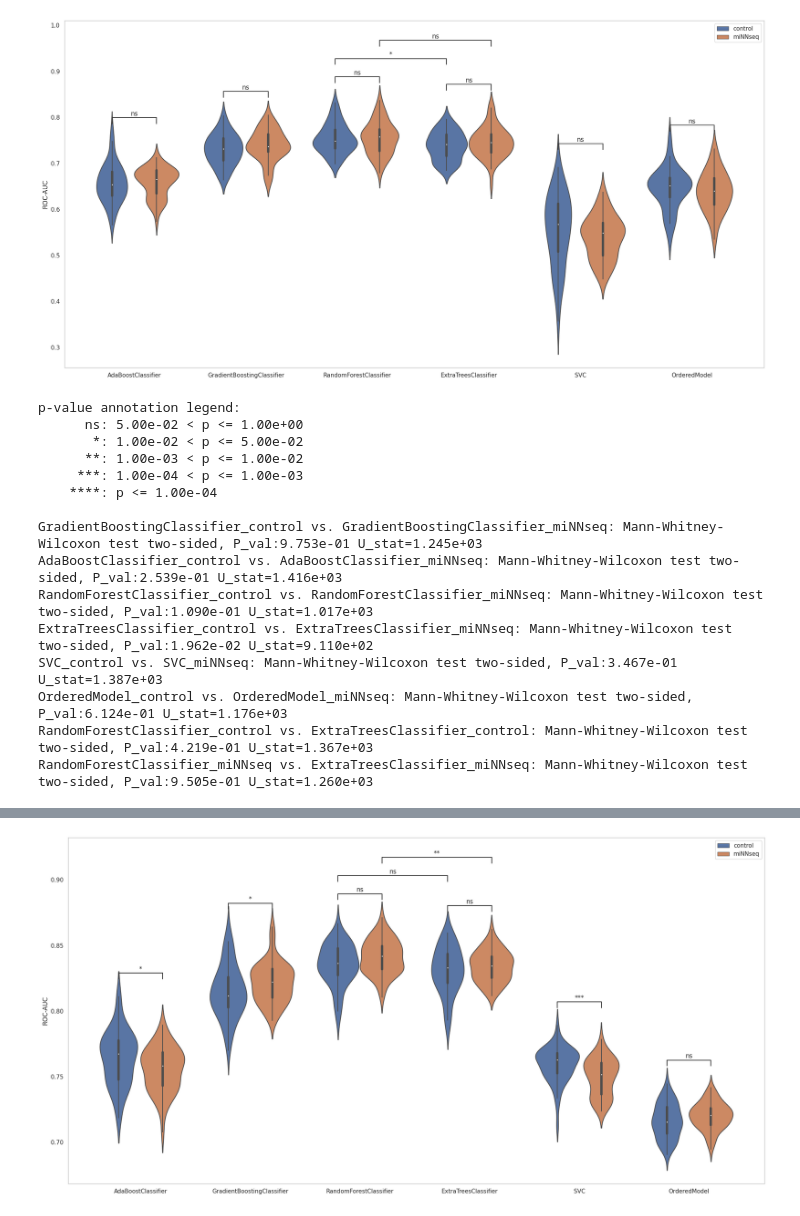
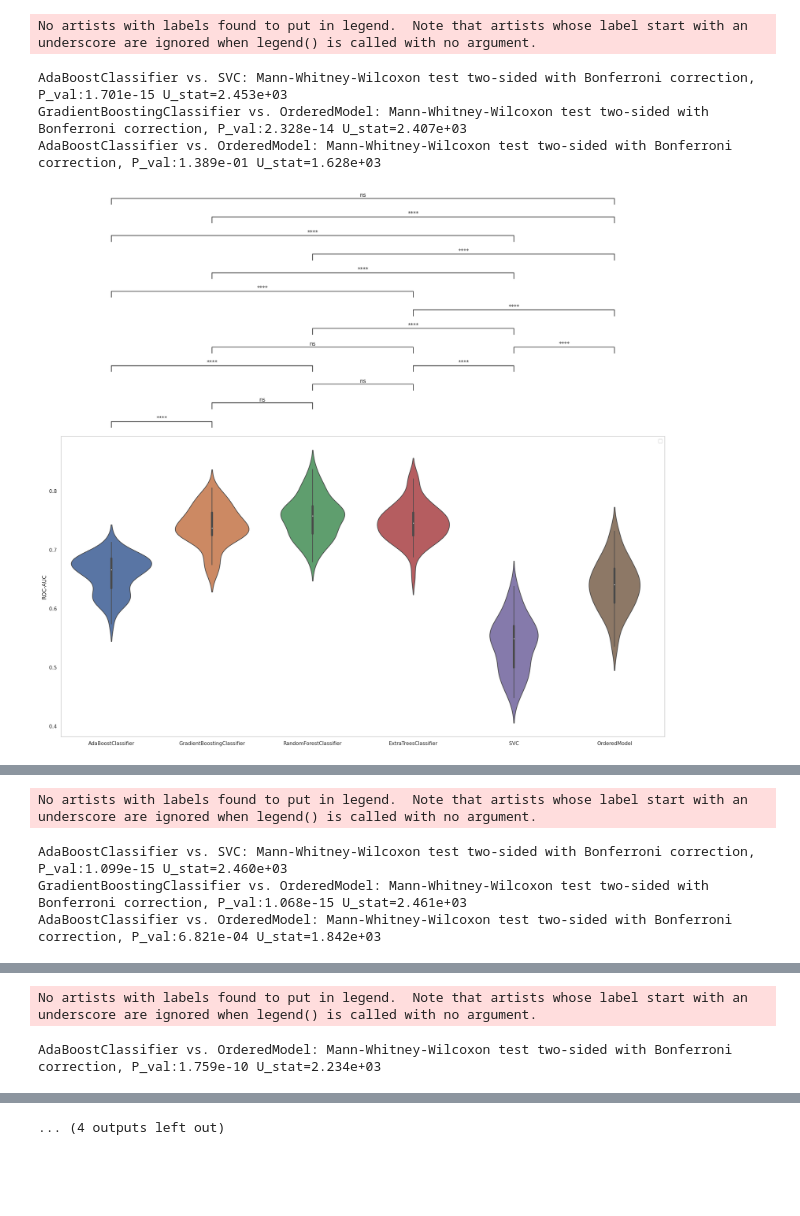
Before and after one commit to LMH0066/SSNHL, a Jupyter notebook: analyse/fill_influence_analyse.ipynb, the cells around one changed output, grey strips where cells are left out. Cells and saved outputs as stored; diff of their text form; code cells hidden in the pictures; blank space fills up the shorter version.

```diff
--- a/analyse/fill_influence_analyse.ipynb
+++ b/analyse/fill_influence_analyse.ipynb
@@ -16,7 +16,7 @@ def violinplot(data, x=None, y=None, hue=None, pairs=None, xlabel=None, ylabel=N
 
     if pairs:
         annotator = Annotator(ax, pairs, data=data, x=x, y=y, hue=hue)
-        annotator.configure(test='Mann-Whitney', text_format='star')
+        annotator.configure(test='Mann-Whitney', text_format='star', loc='outside', comparisons_correction="Bonferroni")
         annotator.apply_and_annotate()
 
     plt.legend()
@@ -43,26 +43,19 @@ control_acc = read_accuracy('../output/control')
 miNNseq_acc = read_accuracy('../output/miNNseq')
 # %%
 for target in ['minor', 'important', 'full', 'all']:
-    _control_acc = pd.melt(control_acc[target], value_vars=control_acc[target].columns)
     _miNNseq_acc = pd.melt(miNNseq_acc[target], value_vars=miNNseq_acc[target].columns)
 
-    _control_acc['category'] = 'control'
-    _miNNseq_acc['category'] = 'miNNseq'
-
+    methods = miNNseq_acc[target].columns
     pairs = [
-        ((method_name, 'control'), (method_name, 'miNNseq'))
-        for method_name in control_acc[target].columns
+        (methods[i], methods[j])
+        for i in range(len(methods))
+        for j in range(i + 1, len(methods))
     ]
-    pairs.extend([
-        (('RandomForestClassifier', 'control'), ('ExtraTreesClassifier', 'control')),
-        (('RandomForestClassifier', 'miNNseq'), ('ExtraTreesClassifier', 'miNNseq')),
-    ])
 
     violinplot(
-        pd.concat([_control_acc, _miNNseq_acc]),
+        _miNNseq_acc,
         x='variable',
         y='value',
-        hue='category',
         pairs=pairs,
         xlabel='',
         ylabel='Accuracy',
@@ -144,16 +142,8 @@ control_roc = read_roc('../output/control')
 miNNseq_roc = read_roc('../output/miNNseq')
 # %%
 for target in ['minor', 'important', 'full', 'all']:
-    _control_roc = control_roc[target].item()
     _miNNseq_roc = miNNseq_roc[target].item()
 
-    _control_roc = pd.DataFrame(
-        [
-            _control_roc[method_name][2]
-            for method_name in _control_roc.keys()
-        ],
-        index=_control_roc.keys()
-    ).T
     _miNNseq_roc = pd.DataFrame(
         [
             _miNNseq_roc[method_name][2]
@@ -162,26 +152,19 @@ for target in ['minor', 'important', 'full', 'all']:
         index=_miNNseq_roc.keys()
     ).T
 
-    _control_roc = pd.melt(_control_roc, value_vars=_control_roc.columns)
     _miNNseq_roc = pd.melt(_miNNseq_roc, value_vars=_miNNseq_roc.columns)
 
-    _control_roc['category'] = 'control'
-    _miNNseq_roc['category'] = 'miNNseq'
-
+    methods = miNNseq_acc[target].columns
     pairs = [
-        ((method_name, 'control'), (method_name, 'miNNseq'))
-        for method_name in control_acc[target].columns
+        (methods[i], methods[j])
+        for i in range(len(methods))
+        for j in range(i + 1, len(methods))
     ]
-    pairs.extend([
-        (('RandomForestClassifier', 'control'), ('ExtraTreesClassifier', 'control')),
-        (('RandomForestClassifier', 'miNNseq'), ('ExtraTreesClassifier', 'miNNseq')),
-    ])
 
     violinplot(
-        pd.concat([_control_roc, _miNNseq_roc]),
+        _miNNseq_roc,
         x='variable',
         y='value',
-        hue='category',
         pairs=pairs,
         xlabel='',
         ylabel='ROC-AUC',
@@ -206,16 +193,5 @@ RandomForestClassifier_miNNseq vs. ExtraTreesClassifier_miNNseq: Mann-Whitney-Wi
+No artists with labels found to put in legend.  Note that artists whose label start with an underscore are ignored when legend() is called with no argument.
+AdaBoostClassifier vs. SVC: Mann-Whitney-Wilcoxon test two-sided with Bonferroni correction, P_val:1.701e-15 U_stat=2.453e+03
+GradientBoostingClassifier vs. OrderedModel: Mann-Whitney-Wilcoxon test two-sided with Bonferroni correction, P_val:2.328e-14 U_stat=2.407e+03
+AdaBoostClassifier vs. OrderedModel: Mann-Whitney-Wilcoxon test two-sided with Bonferroni correction, P_val:1.389e-01 U_stat=1.628e+03
-[figure, old version]
+[figure, new version]
-p-value annotation legend:
-      ns: 5.00e-02 < p <= 1.00e+00
-       *: 1.00e-02 < p <= 5.00e-02
-      **: 1.00e-03 < p <= 1.00e-02
-     ***: 1.00e-04 < p <= 1.00e-03
-    ****: p <= 1.00e-04
-
-GradientBoostingClassifier_control vs. GradientBoostingClassifier_miNNseq: Mann-Whitney-Wilcoxon test two-sided, P_val:9.753e-01 U_stat=1.245e+03
-AdaBoostClassifier_control vs. AdaBoostClassifier_miNNseq: Mann-Whitney-Wilcoxon test two-sided, P_val:2.539e-01 U_stat=1.416e+03
-RandomForestClassifier_control vs. RandomForestClassifier_miNNseq: Mann-Whitney-Wilcoxon test two-sided, P_val:1.090e-01 U_stat=1.017e+03
-ExtraTreesClassifier_control vs. ExtraTreesClassifier_miNNseq: Mann-Whitney-Wilcoxon test two-sided, P_val:1.962e-02 U_stat=9.110e+02
-SVC_control vs. SVC_miNNseq: Mann-Whitney-Wilcoxon test two-sided, P_val:3.467e-01 U_stat=1.387e+03
-OrderedModel_control vs. OrderedModel_miNNseq: Mann-Whitney-Wilcoxon test two-sided, P_val:6.124e-01 U_stat=1.176e+03
-RandomForestClassifier_control vs. ExtraTreesClassifier_control: Mann-Whitney-Wilcoxon test two-sided, P_val:4.219e-01 U_stat=1.367e+03
-RandomForestClassifier_miNNseq vs. ExtraTreesClassifier_miNNseq: Mann-Whitney-Wilcoxon test two-sided, P_val:9.505e-01 U_stat=1.260e+03
@@ -221,0 +217,4 @@ RandomForestClassifier_miNNseq vs. ExtraTreesClassifier_miNNseq: Mann-Whitney-Wi
+No artists with labels found to put in legend.  Note that artists whose label start with an underscore are ignored when legend() is called with no argument.
+AdaBoostClassifier vs. SVC: Mann-Whitney-Wilcoxon test two-sided with Bonferroni correction, P_val:1.099e-15 U_stat=2.460e+03
+GradientBoostingClassifier vs. OrderedModel: Mann-Whitney-Wilcoxon test two-sided with Bonferroni correction, P_val:1.068e-15 U_stat=2.461e+03
+AdaBoostClassifier vs. OrderedModel: Mann-Whitney-Wilcoxon test two-sided with Bonferroni correction, P_val:6.821e-04 U_stat=1.842e+03
@@ -237,0 +239,2 @@ RandomForestClassifier_miNNseq vs. ExtraTreesClassifier_miNNseq: Mann-Whitney-Wi
+No artists with labels found to put in legend.  Note that artists whose label start with an underscore are ignored when legend() is called with no argument.
+AdaBoostClassifier vs. OrderedModel: Mann-Whitney-Wilcoxon test two-sided with Bonferroni correction, P_val:1.759e-10 U_stat=2.234e+03
@@ -254 +242 @@ RandomForestClassifier_miNNseq vs. ExtraTreesClassifier_miNNseq: Mann-Whitney-Wi
-[figure, removed]
+... (4 outputs left out)
```
Also changed, not shown: parts of 2 cells of this notebook, 24 other files.
